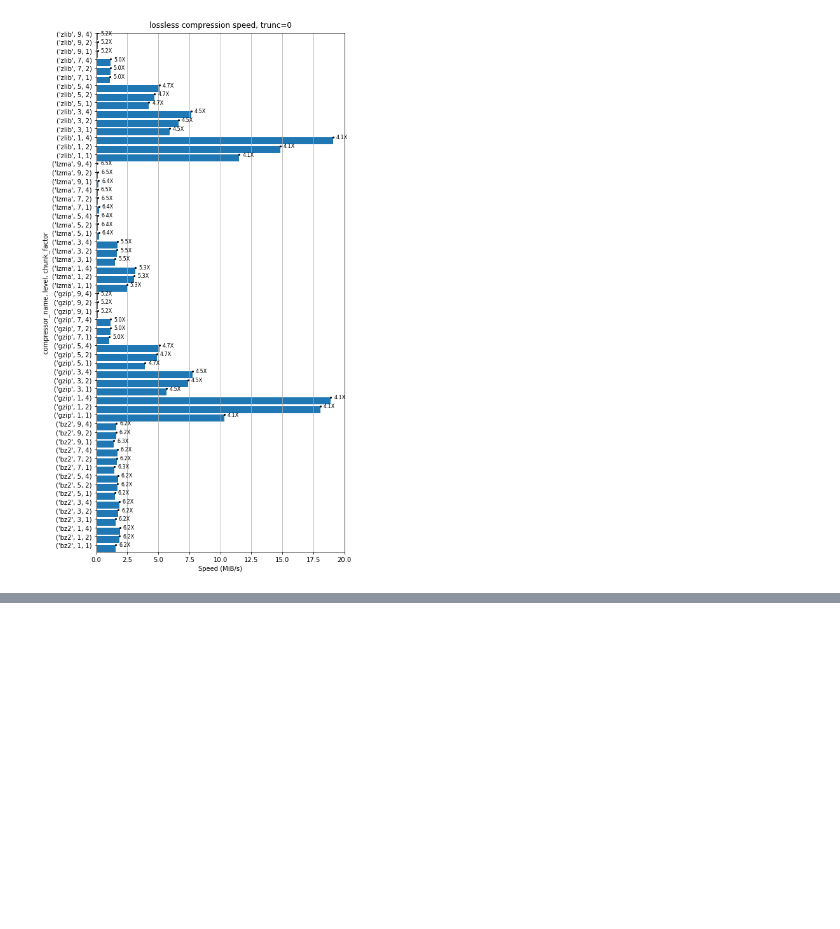
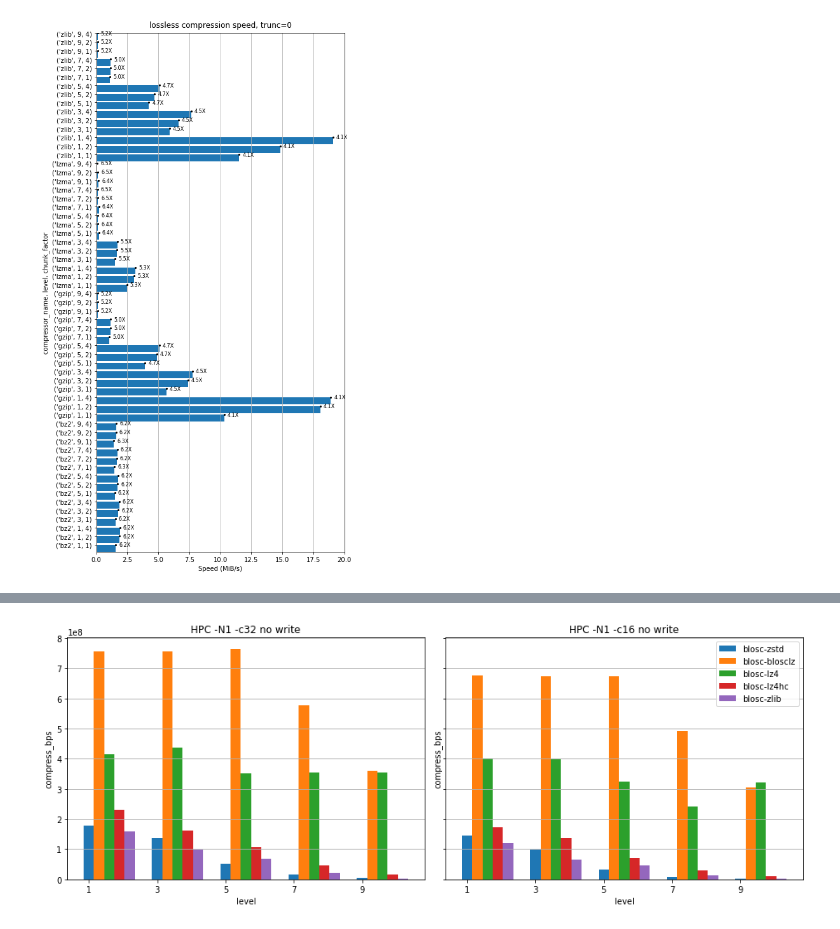
Before and after one commit to AllenNeuralDynamics/lightsheet-compression-tests, a Jupyter notebook: compression_plots.ipynb, the cells around one changed output, grey strips where cells are left out. Saved outputs shown, nothing was run; the diff lists cells and outputs as text; code cells hidden in the pictures; blank space fills up the shorter version.

```diff
--- a/compression_plots.ipynb
+++ b/compression_plots.ipynb
@@ -155,0 +221,36 @@ plot_speed(lossless_df_trunc, y_labels, f"lossless compression speed, trunc={tru
+# %%
+fig, ax = plt.subplots(1,2, sharey=True, figsize=(13,5))
+
+x_key = 'level'
+y_key = 'compress_bps'
+defaults = {
+    'trunc': 0,
+    'shuffle': 0,
+    'tile': "s48"
+}
+
+barplot(
+    read_df(r"Y:\allen\scratch\aindtemp\cameron.arshadi\compression-metrics_02-16_HPC_32c_16gb_res1_nowrite_b4_exm-hemi-brain.zarr.csv"),
+    ax[0],
+    x_key,
+    y_key,
+    title="HPC -N1 -c32 no write",
+    bar_width=0.15,
+    **defaults
+)
+
+
+barplot(
+    read_df(r"Y:\allen\scratch\aindtemp\cameron.arshadi\compression-metrics_02-16_HPC_16c_16gb_res1_nowrite_b4_exm-hemi-brain.zarr.csv"),
+    ax[1],
+    x_key,
+    y_key,
+    title="HPC -N1 -c16 no write",
+    bar_width=0.15,
+    **defaults
+)
+
+ax[1].legend()
+plt.tight_layout()
+# %% [output]
+[figure, added]
```
Also changed, not shown: parts of 6 cells of this notebook.
